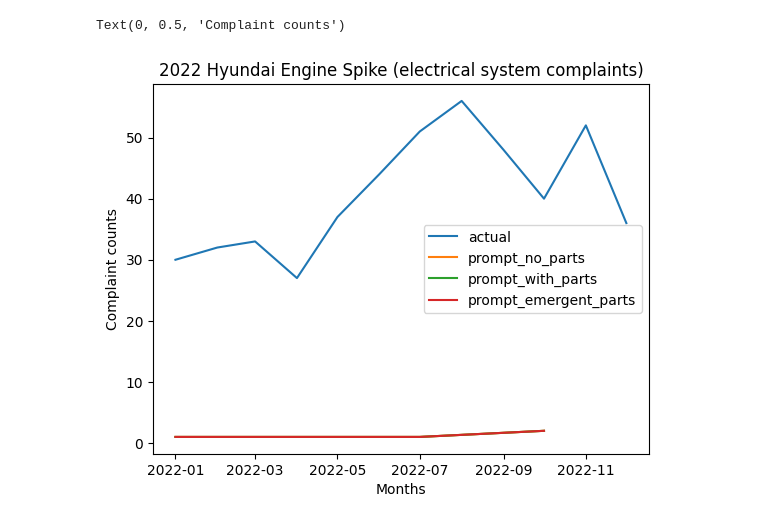
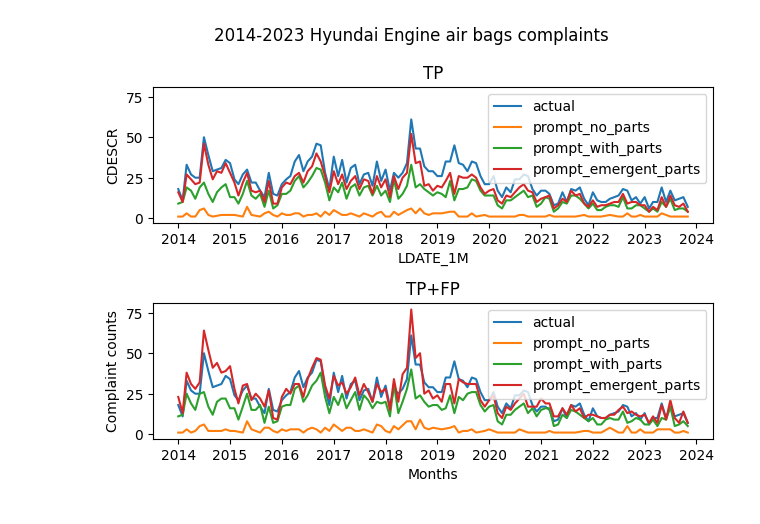
Before and after one commit to prithvidasgupta/si671, a Jupyter notebook: graph.ipynb, the cells around one changed output. Drawn from its saved outputs; the diff is of its cells as text; code cells hidden in the pictures.

Commit message:
new graph

```diff
--- a/graph.ipynb
+++ b/graph.ipynb
@@ -4,6 +4,7 @@ import seaborn as sns
 import matplotlib.pyplot as plt
 
 df = pd.read_csv('Hyundai-FLANT5.csv')
+df['COMPSYS_1'] = df['COMPSYS_1'].str.split(',').str[0]
 
 filtered_df = df[['LDATE','CDESCR', 'COMPSYS_1', 'LABELS_1', 'LABELS_2', 'LABELS_3']].copy()
 
@@ -117,21 +53,4 @@ Text(0, 0.5, 'Complaint counts')
-# %%
-system = 'electrical system'
-new_df = filtered_df[filtered_df['COMPSYS_1']==system].copy()
-compsys_1 = new_df.groupby(by=['LDATE_1M', 'COMPSYS_1'])[['CDESCR']].count()
-label_1 = new_df[new_df['LABELS_1']==system].groupby(by=['LDATE_1M', 'LABELS_1'])[['CDESCR']].count()
-label_2 = new_df[new_df['LABELS_1']==system].groupby(by=['LDATE_1M', 'LABELS_2'])[['CDESCR']].count()
-label_3 = new_df[new_df['LABELS_1']==system].groupby(by=['LDATE_1M', 'LABELS_3'])[['CDESCR']].count()
-
-ax = plt.gca()
-
-sns.lineplot(compsys_1, x='LDATE_1M', y='CDESCR', errorbar=None , label='actual')
-sns.lineplot(label_1, x='LDATE_1M', y='CDESCR',errorbar=None, ax=ax, label='prompt_no_parts')
-sns.lineplot(label_2, x='LDATE_1M', y='CDESCR',errorbar=None, ax=ax, label='prompt_with_parts')
-sns.lineplot(label_3, x='LDATE_1M', y='CDESCR',errorbar=None, ax=ax, label='prompt_emergent_parts')
-
-plt.title('2022 Hyundai Engine Spike (electrical system complaints)')
-plt.xlabel('Months')
-plt.ylabel('Complaint counts')
-# %% [output]
-Text(0, 0.5, 'Complaint counts')
-[figure, removed]
+# %%
+gen_true_pos_graph(filtered_df, important_parts[0])
+# %% [output]
+[figure, added]
```
Also changed, not shown: parts of 18 cells of this notebook.
